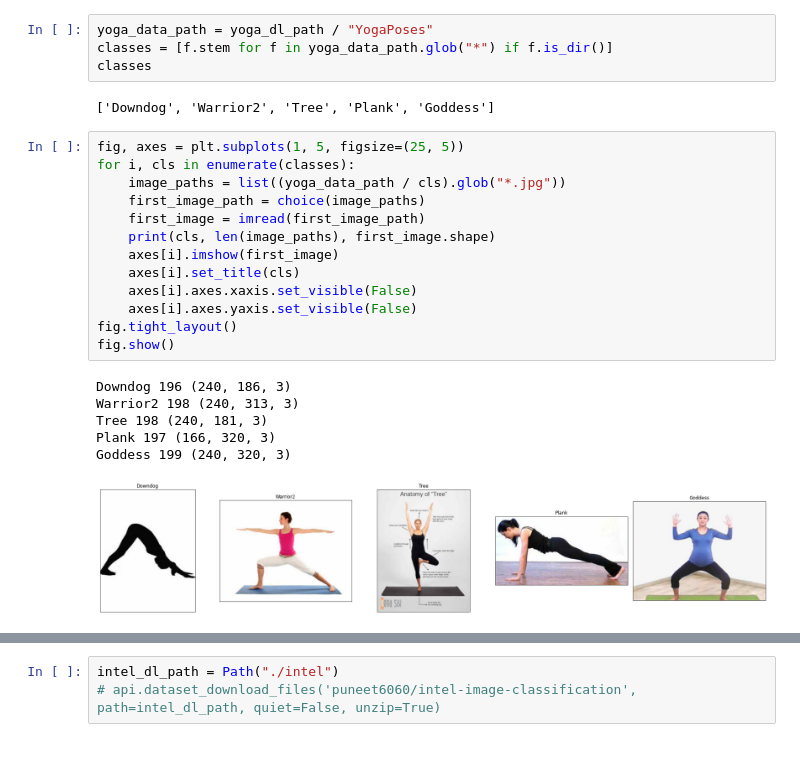
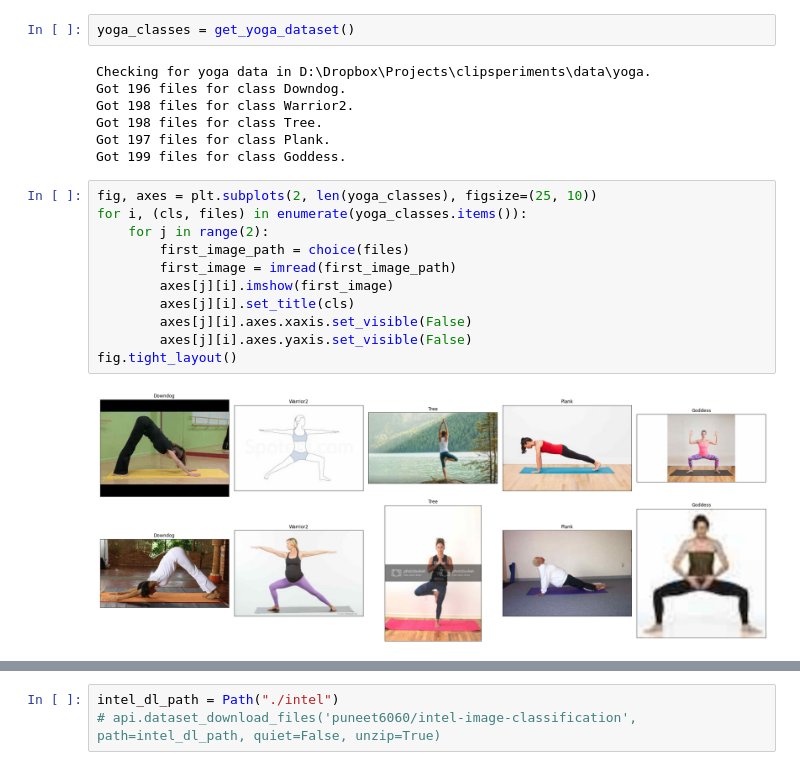
Before and after one commit to dylanv/clipsperiments, a Jupyter notebook: notebooks/clip_one_shot.ipynb, the cells around one changed output, grey strips where cells are left out. Drawn from its saved outputs; the diff is of its cells as text.

Commit message:
Clean up yoga part of one-shot notebook

```diff
--- a/notebooks/clip_one_shot.ipynb
+++ b/notebooks/clip_one_shot.ipynb
@@ -50,27 +18,23 @@ Downloading yoga-pose-classification.zip to yoga
-# %%
-yoga_data_path = yoga_dl_path / "YogaPoses"
-classes = [f.stem for f in yoga_data_path.glob("*") if f.is_dir()]
-classes
-# %% [output]
-['Downdog', 'Warrior2', 'Tree', 'Plank', 'Goddess']
+# %%
+yoga_classes = get_yoga_dataset()
+# %% [output]
+Checking for yoga data in D:\Dropbox\Projects\clipsperiments\data\yoga.
+Got 196 files for class Downdog.
+Got 198 files for class Warrior2.
+Got 198 files for class Tree.
+Got 197 files for class Plank.
+Got 199 files for class Goddess.
 # %%
-fig, axes = plt.subplots(1, 5, figsize=(25, 5))
-for i, cls in enumerate(classes):
-    image_paths = list((yoga_data_path / cls).glob("*.jpg"))
-    first_image_path = choice(image_paths)
-    first_image = imread(first_image_path)
-    print(cls, len(image_paths), first_image.shape)
-    axes[i].imshow(first_image)
-    axes[i].set_title(cls)
-    axes[i].axes.xaxis.set_visible(False)
-    axes[i].axes.yaxis.set_visible(False)
+fig, axes = plt.subplots(2, len(yoga_classes), figsize=(25, 10))
+for i, (cls, files) in enumerate(yoga_classes.items()):
+    for j in range(2):
+        first_image_path = choice(files)
+        first_image = imread(first_image_path)
+        axes[j][i].imshow(first_image)
+        axes[j][i].set_title(cls)
+        axes[j][i].axes.xaxis.set_visible(False)
+        axes[j][i].axes.yaxis.set_visible(False)
 fig.tight_layout()
-fig.show()
 # %% [output]
-Downdog 196 (240, 186, 3)
-Warrior2 198 (240, 313, 3)
-Tree 198 (240, 181, 3)
-Plank 197 (166, 320, 3)
-Goddess 199 (240, 320, 3)
-[figure, old version]
+[figure, new version]
 # %%
```
Also changed, not shown: parts of 9 cells of this notebook, 3 other files.
